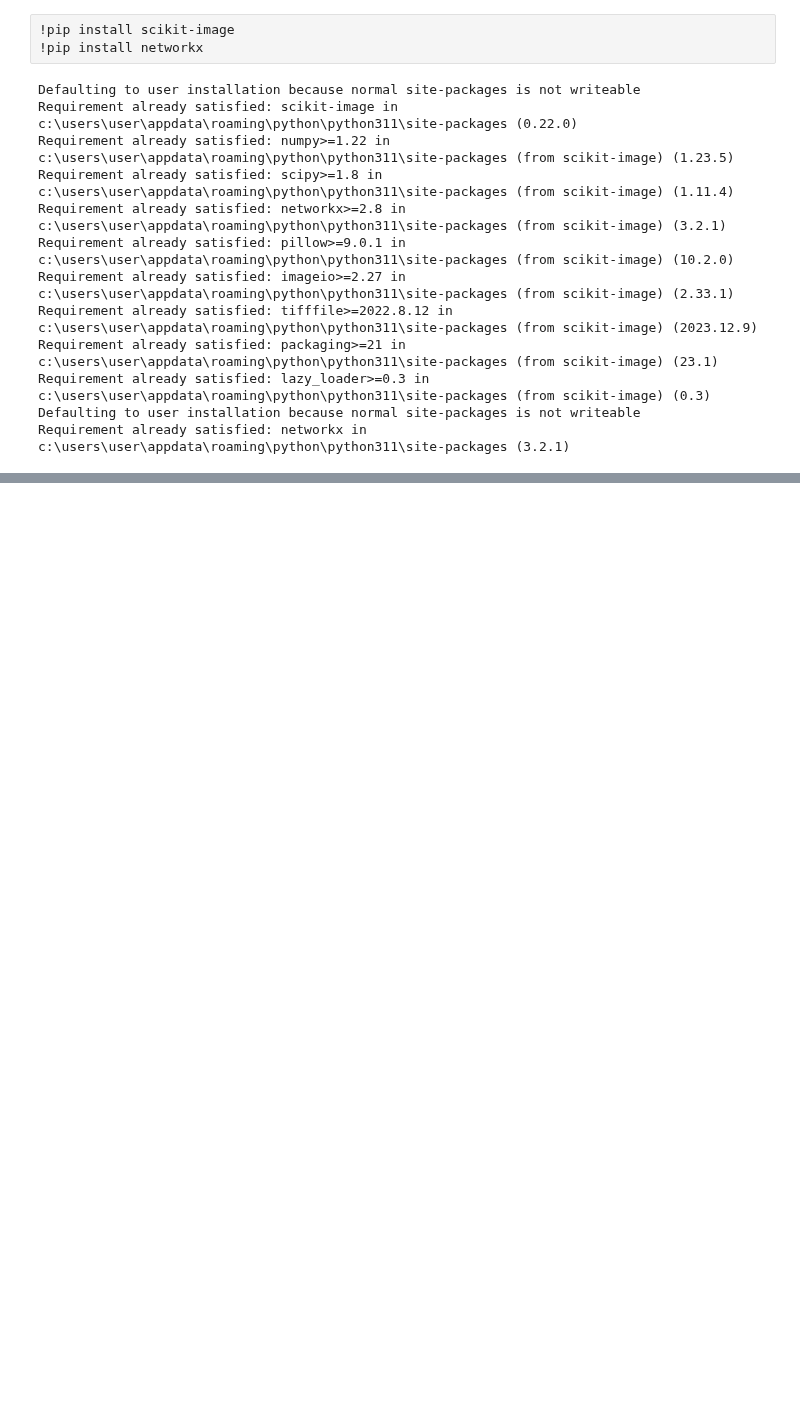
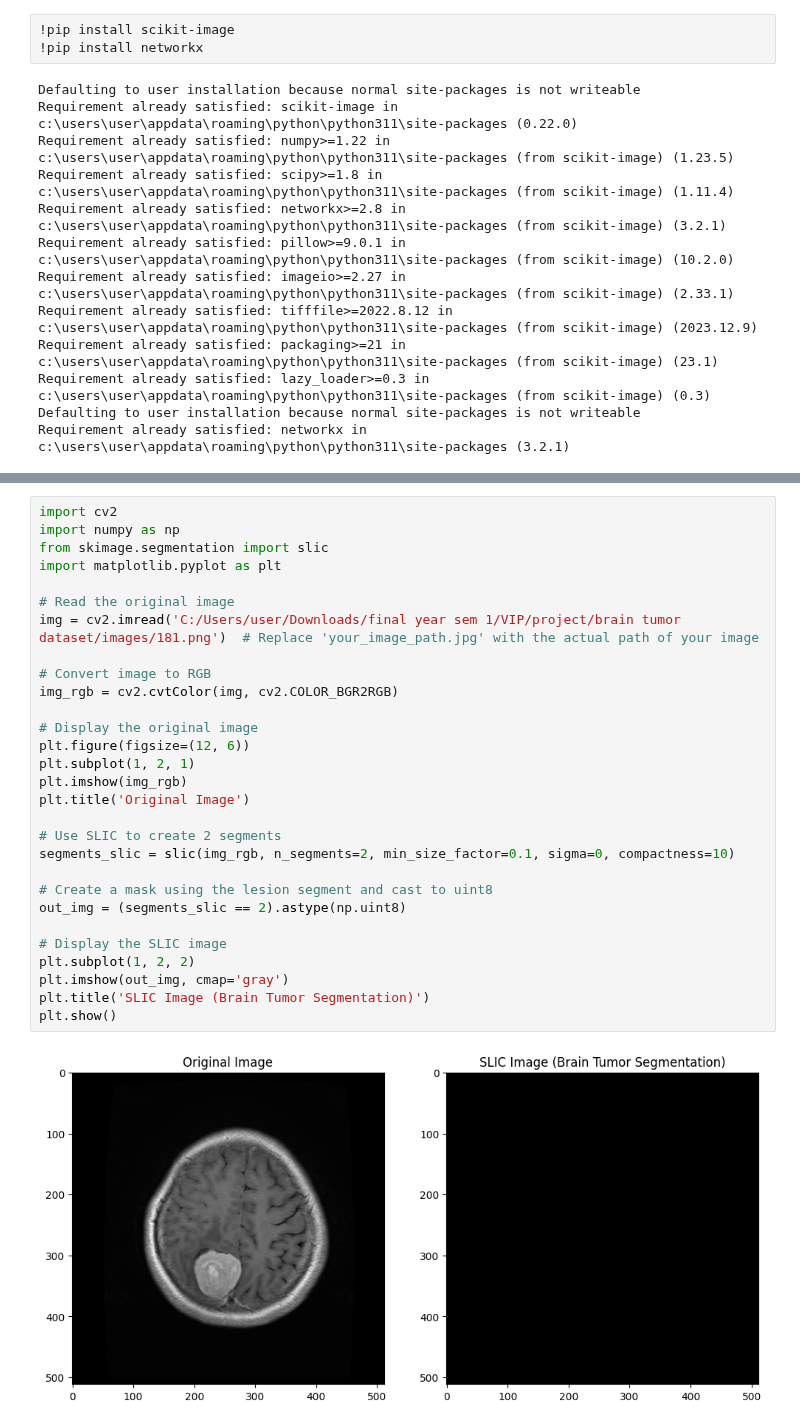
Before and after one commit to waiee/Brain-Tumor-Segmentation, a Jupyter notebook: main.ipynb, the cells around one changed output, grey strips where cells are left out. Cells and saved outputs as stored; diff of their text form; blank space fills up the shorter version.

Commit message:
segment

```diff
--- a/main.ipynb
+++ b/main.ipynb
@@ -150,0 +89,31 @@ ValueError: channel_axis=-1 indicates multichannel, which is not supported for a
+# %%
+import cv2
+import numpy as np
+from skimage.segmentation import slic
+import matplotlib.pyplot as plt
+
+# Read the original image
+img = cv2.imread('C:/Users/user/Downloads/final year sem 1/VIP/project/brain tumor dataset/images/181.png')  # Replace 'your_image_path.jpg' with the actual path of your image
+
+# Convert image to RGB
+img_rgb = cv2.cvtColor(img, cv2.COLOR_BGR2RGB)
+
+# Display the original image
+plt.figure(figsize=(12, 6))
+plt.subplot(1, 2, 1)
+plt.imshow(img_rgb)
+plt.title('Original Image')
+
+# Use SLIC to create 2 segments
+segments_slic = slic(img_rgb, n_segments=2, min_size_factor=0.1, sigma=0, compactness=10)
+
+# Create a mask using the lesion segment and cast to uint8
+out_img = (segments_slic == 2).astype(np.uint8)
+
+# Display the SLIC image
+plt.subplot(1, 2, 2)
+plt.imshow(out_img, cmap='gray')
+plt.title('SLIC Image (Brain Tumor Segmentation)')
+plt.show()
+# %% [output]
+[figure, added]
```
Also changed, not shown: parts of 1 cell of this notebook.
